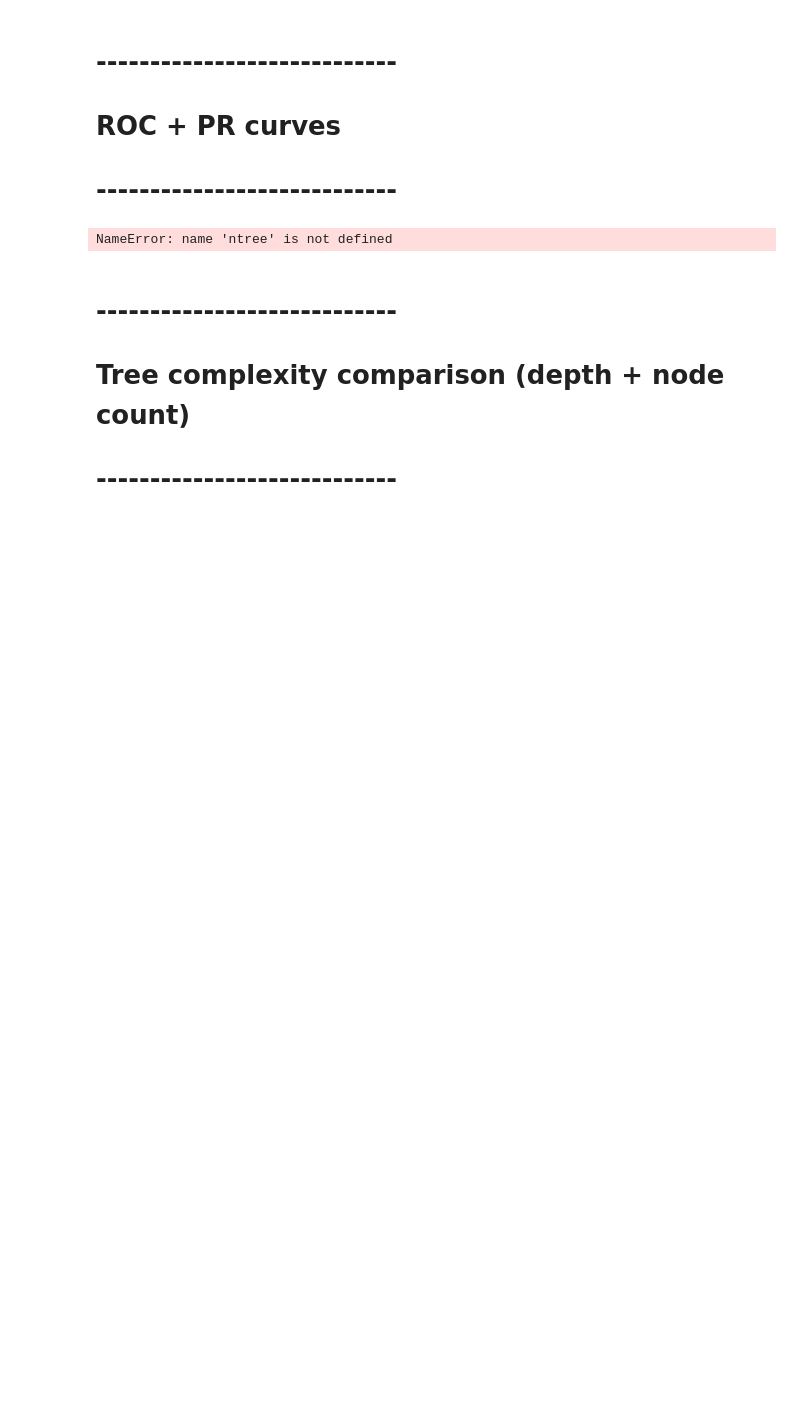
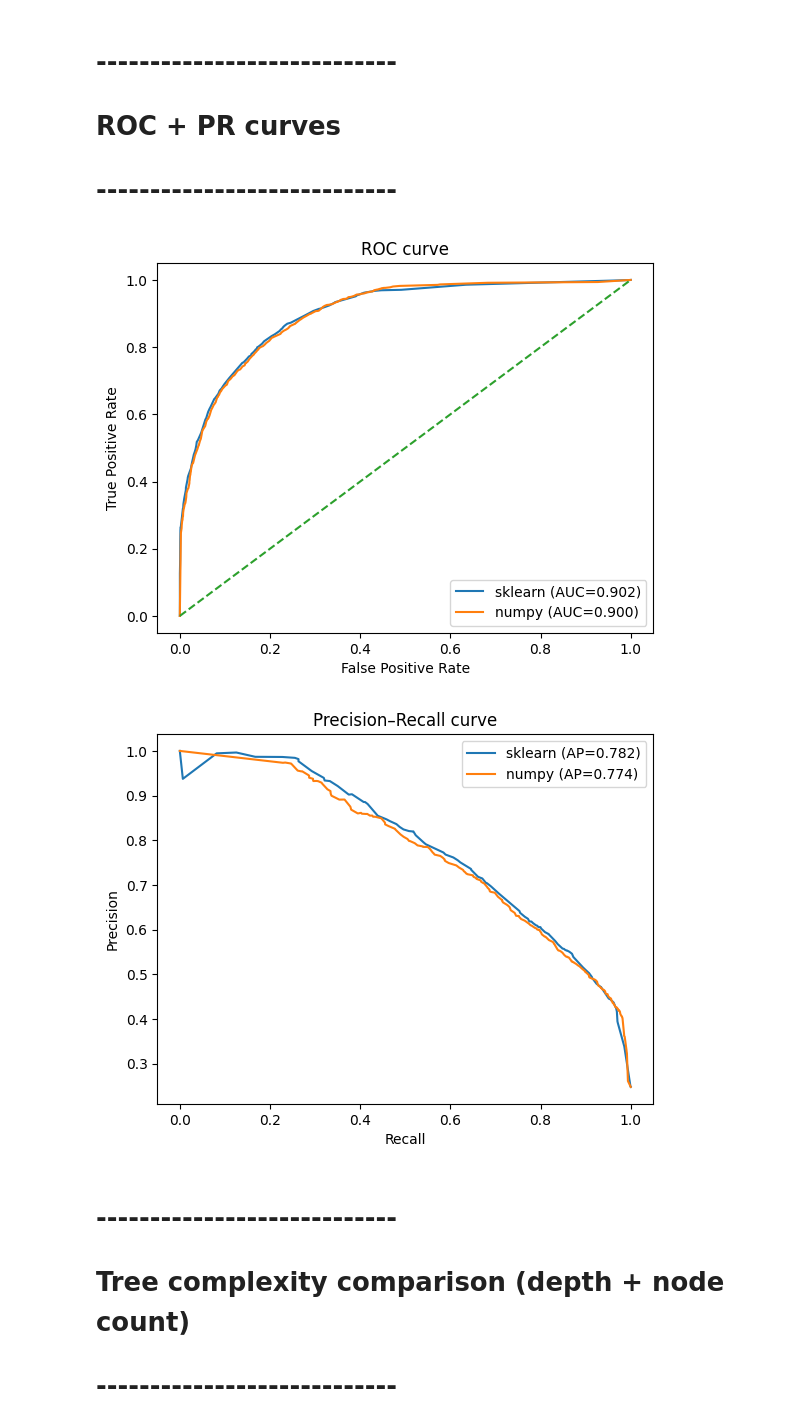
Before and after one commit to Ji980420/Project-ML_VU, a Jupyter notebook: First_tree.ipynb, the cells around one changed output. Cells and saved outputs as stored; diff of their text form; code cells hidden in the pictures; blank space fills up the shorter version.

Commit message:
fix the naming error

```diff
--- a/First_tree.ipynb
+++ b/First_tree.ipynb
@@ -845,7 +845,7 @@ def proba_for_pos(proba, classes, pos_label, assume_pos_index=1):
 
 # sklearn classes (from final estimator in pipeline)
 sk_classes = best_model.named_steps["model"].classes_
-np_classes = ntree.classes_
+np_classes = best_numpy_tree.named_steps["model"]._model.classes_
 
 y_true_bin = (np.asarray(y_test) == pos_label).astype(int)
 
@@ -858,34 +858,35 @@ fpr_np, tpr_np, _ = roc_curve(y_true_bin, np_pos)
 
 auc_sk = auc(fpr_sk, tpr_sk)
 auc_np = auc(fpr_np, tpr_np)
 
 plt.figure()
 plt.plot(fpr_sk, tpr_sk, label=f"sklearn (AUC={auc_sk:.3f})")
 plt.plot(fpr_np, tpr_np, label=f"numpy (AUC={auc_np:.3f})")
 plt.plot([0, 1], [0, 1], linestyle="--")
 plt.xlabel("False Positive Rate")
 plt.ylabel("True Positive Rate")
 plt.title("ROC curve")
 plt.legend()
 plt.show()
 
 # Precision-Recall
 prec_sk, rec_sk, _ = precision_recall_curve(y_true_bin, sk_pos)
 prec_np, rec_np, _ = precision_recall_curve(y_true_bin, np_pos)
 
 ap_sk = average_precision_score(y_true_bin, sk_pos)
 ap_np = average_precision_score(y_true_bin, np_pos)
 
 plt.figure()
 plt.plot(rec_sk, prec_sk, label=f"sklearn (AP={ap_sk:.3f})")
 plt.plot(rec_np, prec_np, label=f"numpy (AP={ap_np:.3f})")
 plt.xlabel("Recall")
 plt.ylabel("Precision")
 plt.title("Precision–Recall curve")
 plt.legend()
 plt.show()
 # %% [output]
-NameError: name 'ntree' is not defined
+[figure, added]
+[figure, added]
 # %% [markdown]
 # ----------------------------
 # Tree complexity comparison (depth + node count)
```
Also changed, not shown: parts of 1 cell of this notebook.
